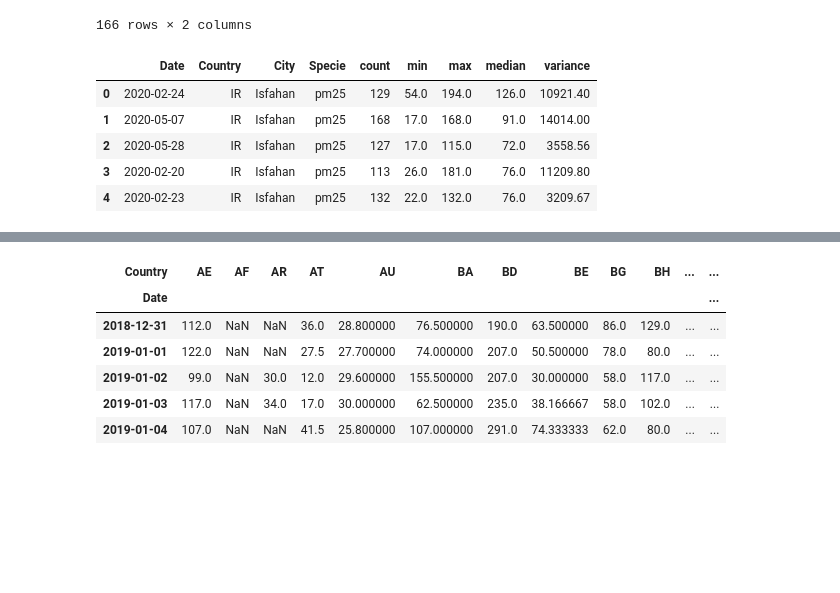
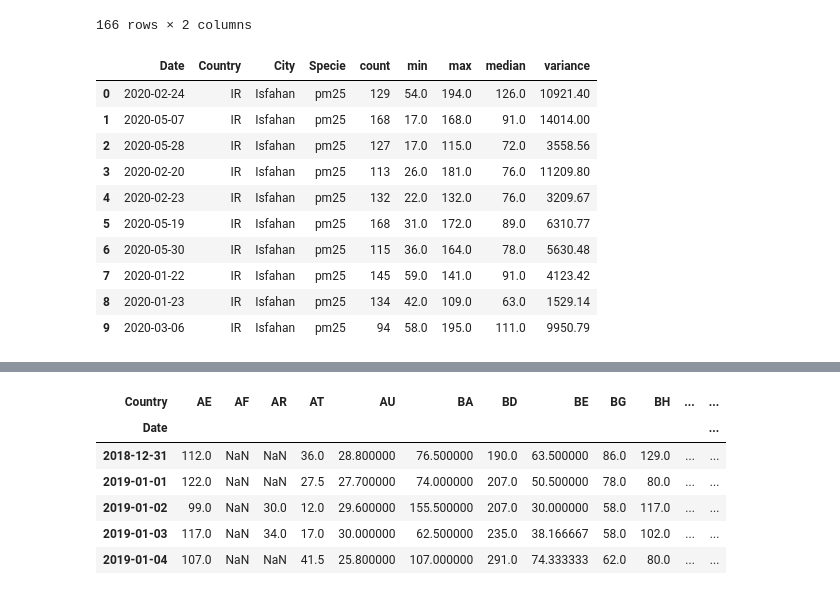
Before and after one commit to poojaisabelle/Project-One, a Jupyter notebook: data_exploration_cleanup_MASTER.ipynb, the cells around one changed output, grey strips where cells are left out. Drawn from its saved outputs; the diff is of its cells as text; code cells hidden in the pictures; blank space fills up the shorter version.

```diff
--- a/data_exploration_cleanup_MASTER.ipynb
+++ b/data_exploration_cleanup_MASTER.ipynb
@@ -1296,11 +1296,16 @@ total_active_world_covid
 | 165 | 2020-07-05 | 8949558 |
 166 rows × 2 columns
 # %%
-final_airdf.head()
+final_airdf.head(10)
 # %% [output]
 |  | Date | Country | City | Specie | count | min | max | median | variance |
 | 0 | 2020-02-24 | IR | Isfahan | pm25 | 129 | 54.0 | 194.0 | 126.0 | 10921.40 |
 | 1 | 2020-05-07 | IR | Isfahan | pm25 | 168 | 17.0 | 168.0 | 91.0 | 14014.00 |
 | 2 | 2020-05-28 | IR | Isfahan | pm25 | 127 | 17.0 | 115.0 | 72.0 | 3558.56 |
 | 3 | 2020-02-20 | IR | Isfahan | pm25 | 113 | 26.0 | 181.0 | 76.0 | 11209.80 |
 | 4 | 2020-02-23 | IR | Isfahan | pm25 | 132 | 22.0 | 132.0 | 76.0 | 3209.67 |
+| 5 | 2020-05-19 | IR | Isfahan | pm25 | 168 | 31.0 | 172.0 | 89.0 | 6310.77 |
+| 6 | 2020-05-30 | IR | Isfahan | pm25 | 115 | 36.0 | 164.0 | 78.0 | 5630.48 |
+| 7 | 2020-01-22 | IR | Isfahan | pm25 | 145 | 59.0 | 141.0 | 91.0 | 4123.42 |
+| 8 | 2020-01-23 | IR | Isfahan | pm25 | 134 | 42.0 | 109.0 | 63.0 | 1529.14 |
+| 9 | 2020-03-06 | IR | Isfahan | pm25 | 94 | 58.0 | 195.0 | 111.0 | 9950.79 |
```
Also changed, not shown: parts of 10 cells of this notebook, 2 other files.
